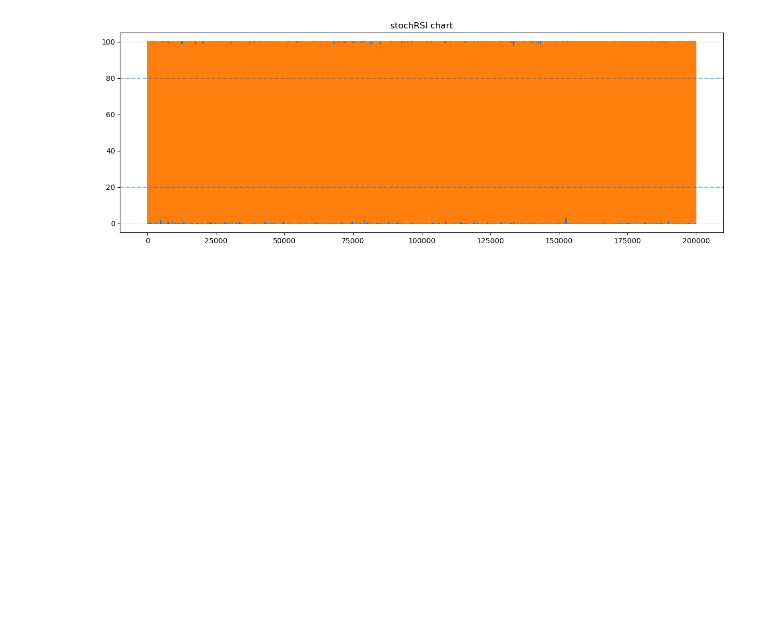
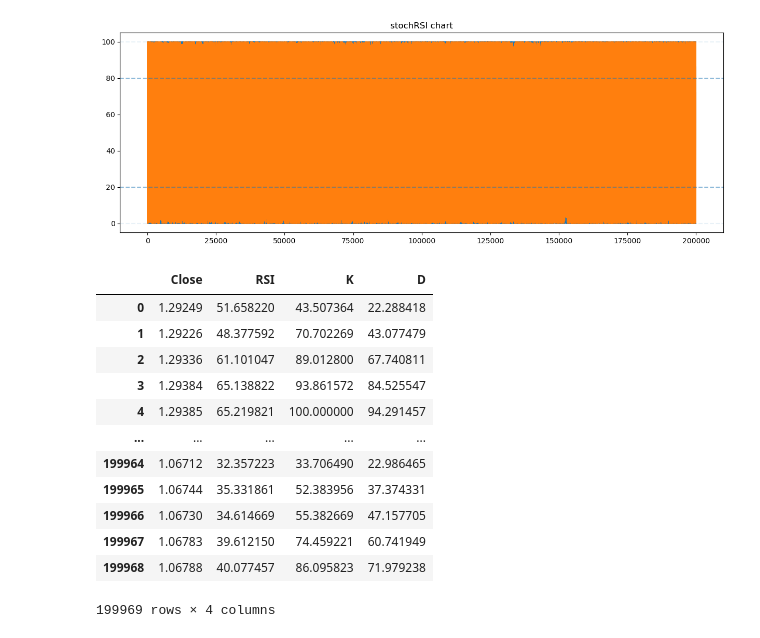
Before and after one commit to Rohan-SSS/ez_moeny, a Jupyter notebook: stoch_rsi/stochastic_rsi_30M.ipynb, the cells around one changed output. Cells and saved outputs as stored; diff of their text form; code cells hidden in the pictures; blank space fills up the shorter version.

```diff
--- a/stoch_rsi/stochastic_rsi_30M.ipynb
+++ b/stoch_rsi/stochastic_rsi_30M.ipynb
@@ -164,0 +172,17 @@ df.to_csv('Z:\projects\ez_money\pre_processed_data\stochrsi\\eurusd_m30_stochrsi
+# %%
+# final_df = final_df[-1000:]
+final_df
+# %% [output]
+|  | Close | RSI | K | D |
+| 0 | 1.29249 | 51.658220 | 43.507364 | 22.288418 |
+| 1 | 1.29226 | 48.377592 | 70.702269 | 43.077479 |
+| 2 | 1.29336 | 61.101047 | 89.012800 | 67.740811 |
+| 3 | 1.29384 | 65.138822 | 93.861572 | 84.525547 |
+| 4 | 1.29385 | 65.219821 | 100.000000 | 94.291457 |
+| ... | ... | ... | ... | ... |
+| 199964 | 1.06712 | 32.357223 | 33.706490 | 22.986465 |
+| 199965 | 1.06744 | 35.331861 | 52.383956 | 37.374331 |
+| 199966 | 1.06730 | 34.614669 | 55.382669 | 47.157705 |
+| 199967 | 1.06783 | 39.612150 | 74.459221 | 60.741949 |
+| 199968 | 1.06788 | 40.077457 | 86.095823 | 71.979238 |
+199969 rows × 4 columns
```
Also changed, not shown: parts of 15 cells of this notebook, 2 other files.
